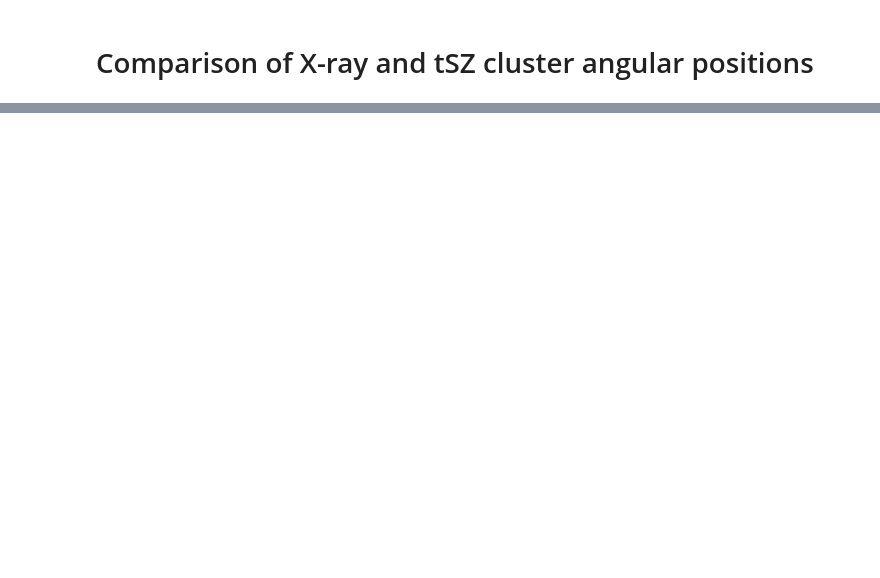
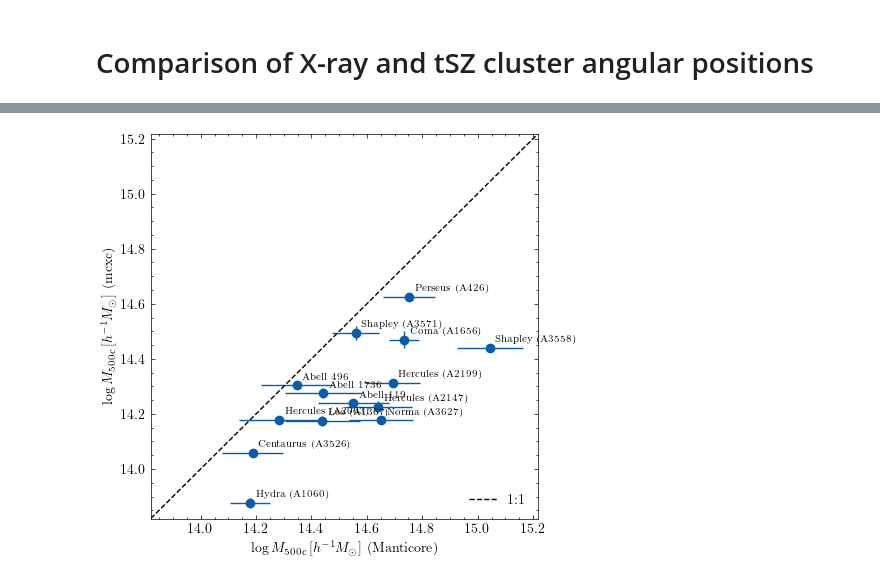
Before and after one commit to Richard-Sti/CMBOlympics, a Jupyter notebook: notebooks/comparison_angspos_xray_tSZ.ipynb, the cells around one changed output, grey strips where cells are left out. Saved outputs shown, nothing was run; the diff lists cells and outputs as text; code cells hidden in the pictures; blank space fills up the shorter version.

```diff
--- a/notebooks/comparison_angspos_xray_tSZ.ipynb
+++ b/notebooks/comparison_angspos_xray_tSZ.ipynb
@@ -149,0 +159,2 @@ with plt.style.context('science'):
+# %%
+associations_manti, matches_manti, boxsize_manti = load_associations_and_matches("manticore", cfg, obs_clusters)
@@ -149,0 +168,8 @@ with plt.style.context('science'):
+# %%
+fig, ax = plot_match_mass_comparison(
+    matches_manti, obs_clusters,
+    match_attr="mcxc_match")
+
+display(fig)
+# %% [output]
+[figure, added]
```
Also changed, not shown: parts of 13 cells of this notebook.
